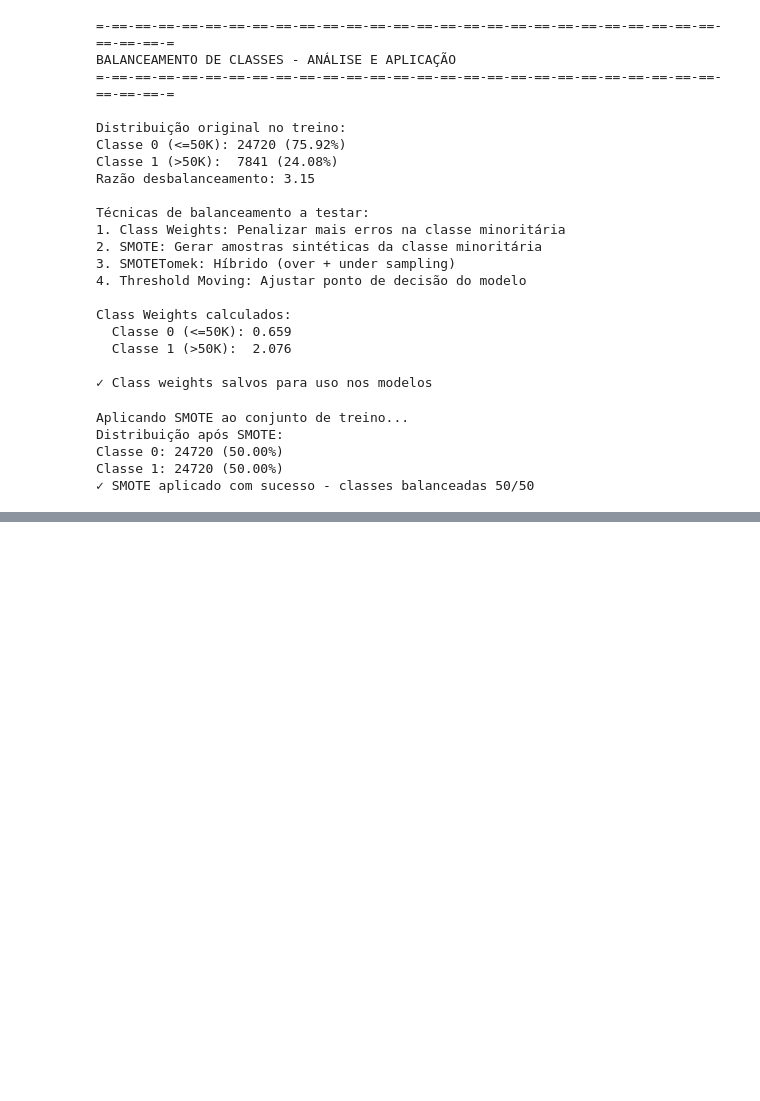
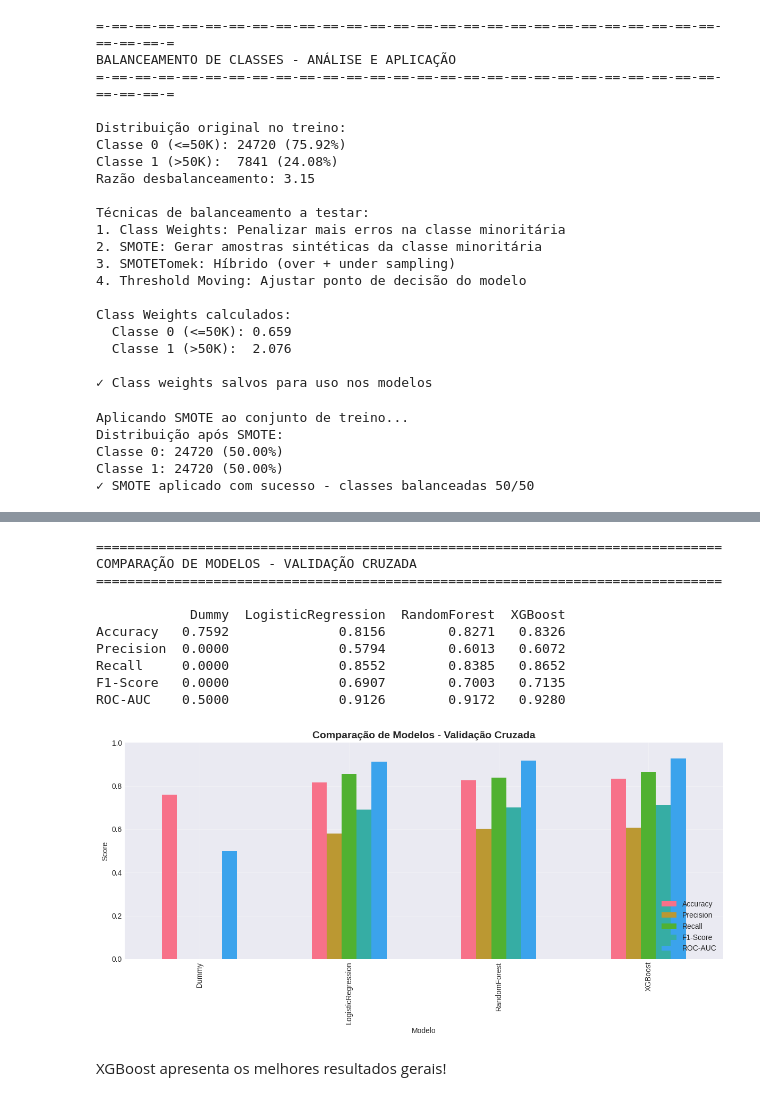
Before and after one commit to emanuelbap/ML---annual-income-forecast, a Jupyter notebook: APS02.ipynb, the cells around one changed output, grey strips where cells are left out. Drawn from its saved outputs; the diff is of its cells as text; code cells hidden in the pictures; blank space fills up the shorter version.

```diff
--- a/APS02.ipynb
+++ b/APS02.ipynb
@@ -713,0 +928,47 @@ Classe 1: 24720 (50.00%)
+# %%
+# Comparação de modelos - Resultado CV
+print(f"\n" + "="*80)
+print("COMPARAÇÃO DE MODELOS - VALIDAÇÃO CRUZADA")
+print("="*80)
+
+comparison = pd.DataFrame()
+for model_name in ['Dummy', 'LogisticRegression', 'RandomForest', 'XGBoost']:
+    results = cv_results[model_name]
+    comparison[model_name] = [
+        results['test_accuracy'].mean(),
+        results['test_precision'].mean(),
+        results['test_recall'].mean(),
+        results['test_f1'].mean(),
+        results['test_roc_auc'].mean()
+    ]
+
+comparison.index = ['Accuracy', 'Precision', 'Recall', 'F1-Score', 'ROC-AUC']
+comparison = comparison.round(4)
+
+print(f"\n{comparison.to_string()}")
+
+# Visualizar comparação
+fig, ax = plt.subplots(figsize=(12, 6))
+comparison.T.plot(kind='bar', ax=ax)
+ax.set_title('Comparação de Modelos - Validação Cruzada', fontsize=14, fontweight='bold')
+ax.set_ylabel('Score')
+ax.set_xlabel('Modelo')
+ax.legend(loc='lower right')
+ax.set_ylim([0, 1])
+ax.grid(True, alpha=0.3)
+plt.tight_layout()
+plt.show()
+# %% [output]
+================================================================================
+COMPARAÇÃO DE MODELOS - VALIDAÇÃO CRUZADA
+================================================================================
+
+            Dummy  LogisticRegression  RandomForest  XGBoost
+Accuracy   0.7592              0.8156        0.8271   0.8326
+Precision  0.0000              0.5794        0.6013   0.6072
+Recall     0.0000              0.8552        0.8385   0.8652
+F1-Score   0.0000              0.6907        0.7003   0.7135
+ROC-AUC    0.5000              0.9126        0.9172   0.9280
+[figure, added]
+# %% [markdown]
+XGBoost apresenta os melhores resultados gerais!
```
Also changed, not shown: parts of 5 cells of this notebook.
